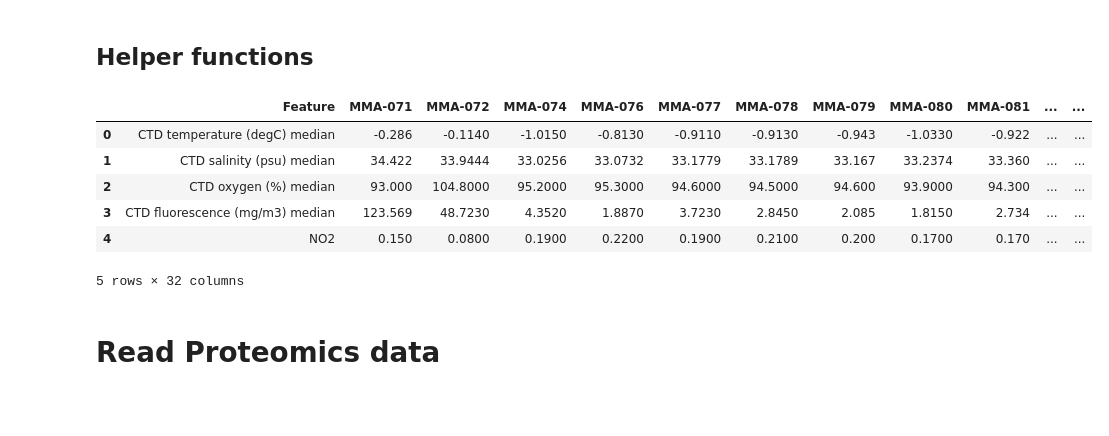
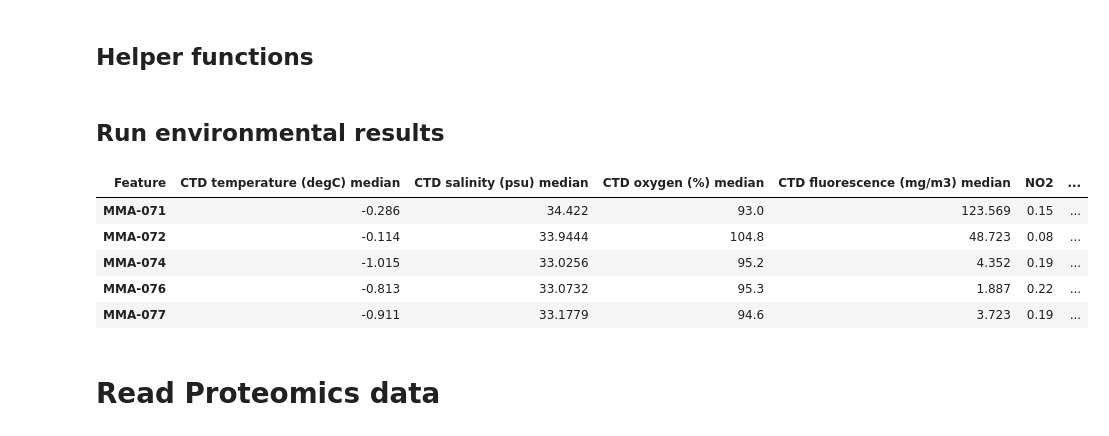
Before and after one commit to oramar1256/OMGeEP_AECO_Hackathon, a Jupyter notebook: OMGeEP_AECO_Hackathon.ipynb, the cells around one changed output. Drawn from its saved outputs; the diff is of its cells as text; code cells hidden in the pictures; blank space fills up the shorter version.

```diff
--- a/OMGeEP_AECO_Hackathon.ipynb
+++ b/OMGeEP_AECO_Hackathon.ipynb
@@ -228,17 +237,30 @@ top_200_ben_genes.head()
 # %%
 def read_env_data(env_data_csv_path:str) -> pd.DataFrame:
     return pd.read_csv(env_data_csv_path)
+# %% [markdown]
+## Run environmental results
 # %%
+# read data
 env_df = read_env_data('machine_ready_env.csv')
-env_df.head()
+
+# transpose
+env_df_t = env_df.T
+env_df_t.columns = env_df_t.iloc[0]
+env_df_t = env_df_t.drop(env_df_t.index[0])
+# drop cols with NAN
+env_df_t.drop(columns=['Sum_Carotenes', 'Chlorophyll_a'],inplace=True)
+
+env_df_t.head()
+# # CLR the results
+# clr_env_data = clr_transform_skbio(env_df_t)
+# clr_env_data.head()
 # %% [output]
-|  | Feature | MMA-071 | MMA-072 | MMA-074 | MMA-076 | MMA-077 | MMA-078 | MMA-079 | MMA-080 | MMA-081 | ... | ... |
-| 0 | CTD temperature (degC) median | -0.286 | -0.1140 | -1.0150 | -0.8130 | -0.9110 | -0.9130 | -0.943 | -1.0330 | -0.922 | ... | ... |
-| 1 | CTD salinity (psu) median | 34.422 | 33.9444 | 33.0256 | 33.0732 | 33.1779 | 33.1789 | 33.167 | 33.2374 | 33.360 | ... | ... |
-| 2 | CTD oxygen (%) median | 93.000 | 104.8000 | 95.2000 | 95.3000 | 94.6000 | 94.5000 | 94.600 | 93.9000 | 94.300 | ... | ... |
-| 3 | CTD fluorescence (mg/m3) median | 123.569 | 48.7230 | 4.3520 | 1.8870 | 3.7230 | 2.8450 | 2.085 | 1.8150 | 2.734 | ... | ... |
-| 4 | NO2 | 0.150 | 0.0800 | 0.1900 | 0.2200 | 0.1900 | 0.2100 | 0.200 | 0.1700 | 0.170 | ... | ... |
+| Feature | CTD temperature (degC) median | CTD salinity (psu) median | CTD oxygen (%) median | CTD fluorescence (mg/m3) median | NO2 | ... |
+| MMA-071 | -0.286 | 34.422 | 93.0 | 123.569 | 0.15 | ... |
+| MMA-072 | -0.114 | 33.9444 | 104.8 | 48.723 | 0.08 | ... |
+| MMA-074 | -1.015 | 33.0256 | 95.2 | 4.352 | 0.19 | ... |
+| MMA-076 | -0.813 | 33.0732 | 95.3 | 1.887 | 0.22 | ... |
+| MMA-077 | -0.911 | 33.1779 | 94.6 | 3.723 | 0.19 | ... |
-5 rows × 32 columns
 # %% [markdown]
 # Read Proteomics data
 # %% [markdown]
```
Also changed, not shown: parts of 80 cells of this notebook.
